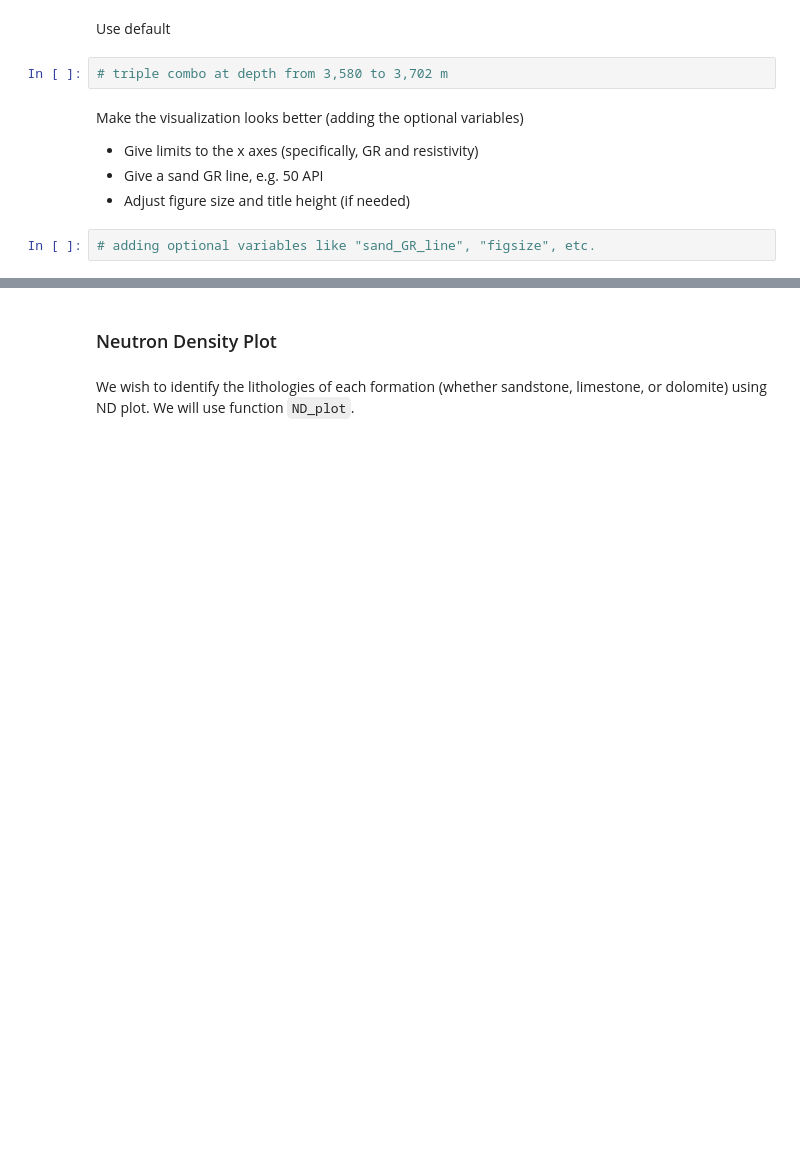
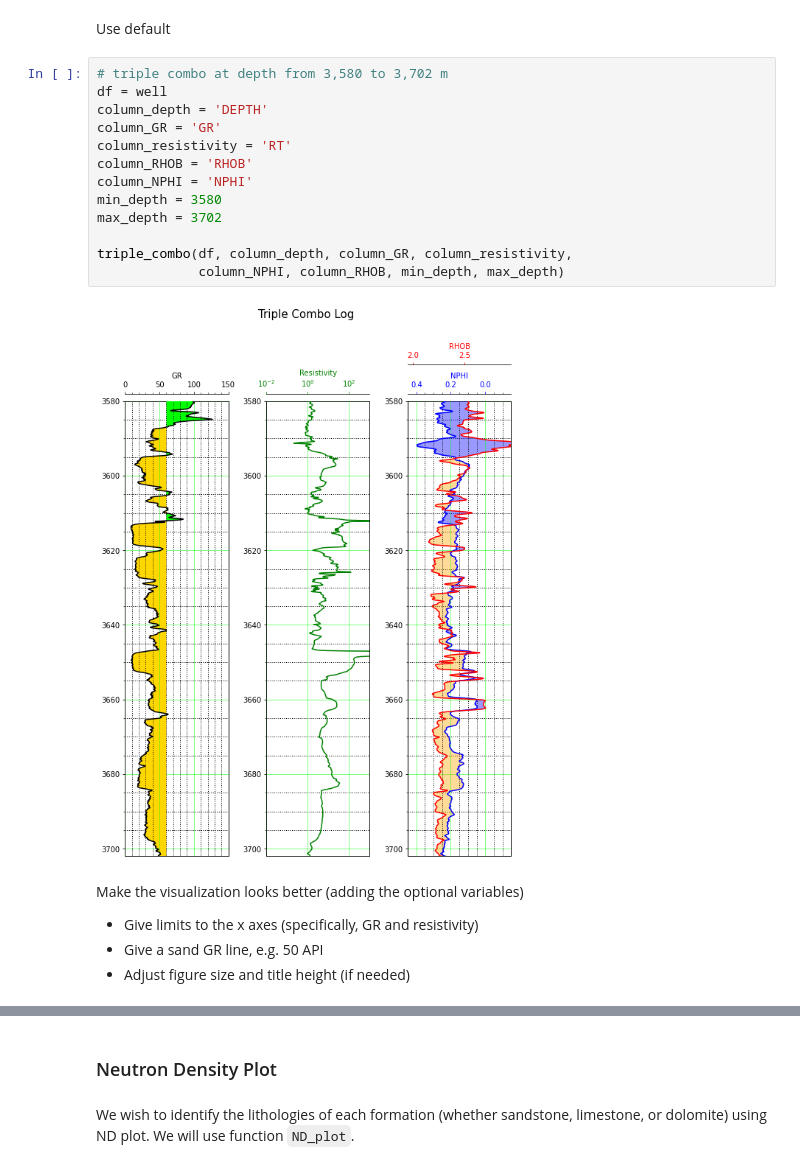
Before and after one commit to yohanesnuwara/python-bootcamp-for-geoengineers, a Jupyter notebook: EnP_training/session3_formation_evaluation_training.ipynb, the cells around one changed output, grey strips where cells are left out. Saved outputs shown, nothing was run; the diff lists cells and outputs as text; blank space fills up the shorter version.

```diff
--- a/EnP_training/session3_formation_evaluation_training.ipynb
+++ b/EnP_training/session3_formation_evaluation_training.ipynb
@@ -94,11 +309,22 @@ We are seeking hydrocarbon occurence in depth between 3,580 to 3,702 m. So, we'l
 Use default
 # %%
 # triple combo at depth from 3,580 to 3,702 m
+df = well
+column_depth = 'DEPTH'
+column_GR = 'GR'
+column_resistivity = 'RT'
+column_RHOB = 'RHOB'
+column_NPHI = 'NPHI'
+min_depth = 3580
+max_depth = 3702
+
+triple_combo(df, column_depth, column_GR, column_resistivity,
+             column_NPHI, column_RHOB, min_depth, max_depth)
+# %% [output]
+[figure, added]
 # %% [markdown]
 Make the visualization looks better (adding the optional variables)
 
 * Give limits to the x axes (specifically, GR and resistivity)
 * Give a sand GR line, e.g. 50 API
 * Adjust figure size and title height (if needed)
-# %%
-# adding optional variables like "sand_GR_line", "figsize", etc.
```
Also changed, not shown: parts of 48 cells of this notebook.
